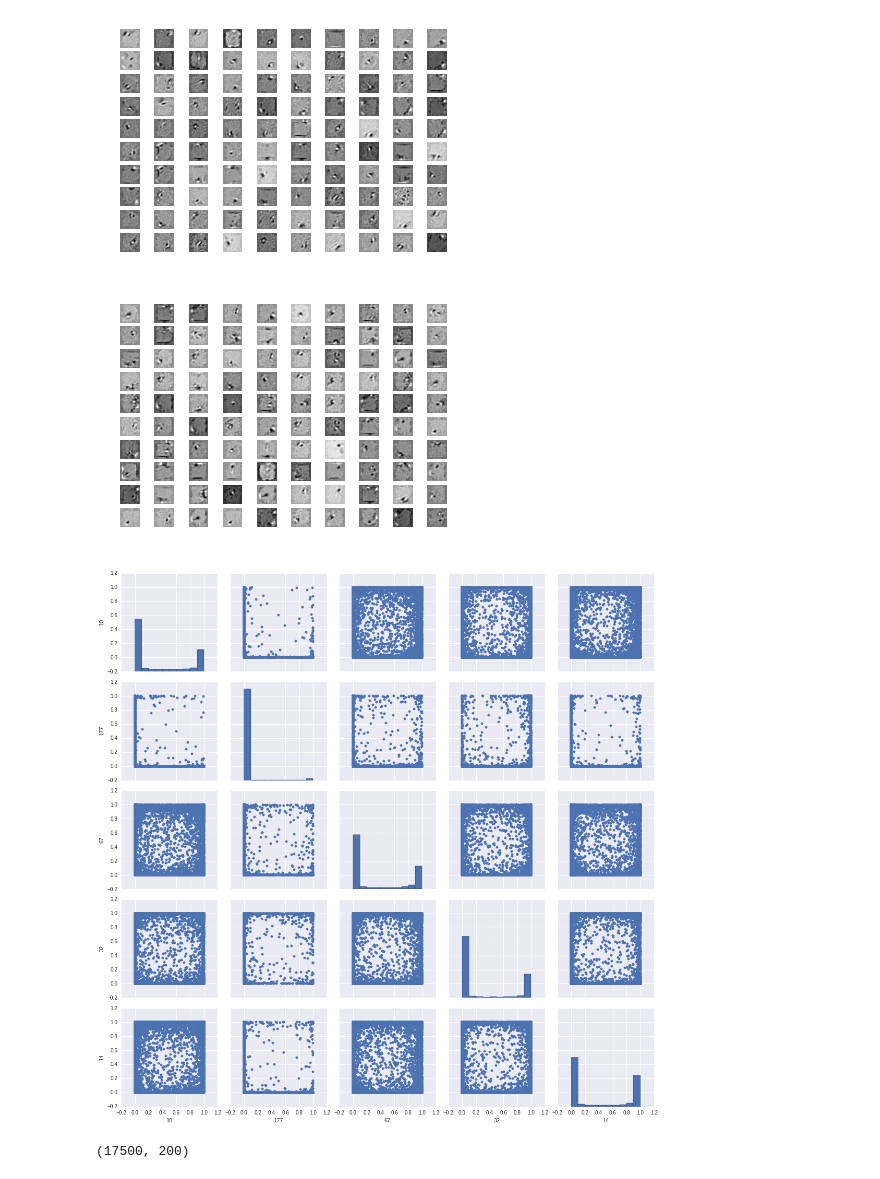
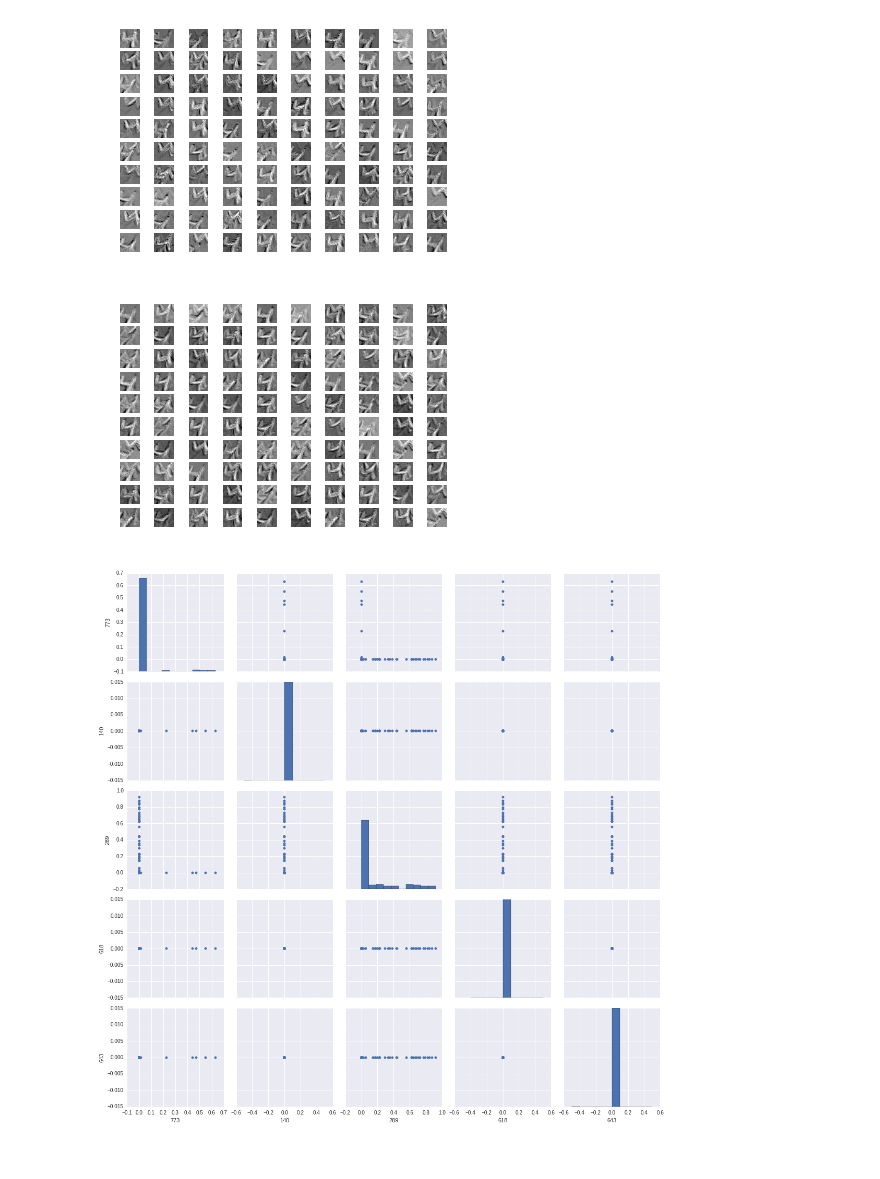
Before and after one commit to mehdidc/creativity, a Jupyter notebook: models/autolasagne.ipynb, the cells around one changed output. Drawn from its saved outputs; the diff is of its cells as text; code cells hidden in the pictures.

Commit message:
infinite dataset;sampling;plotting distribution of representations

```diff
--- a/models/autolasagne.ipynb
+++ b/models/autolasagne.ipynb
@@ -150,7 +150,7 @@ def objective(X_batch, y_batch, x_hat, y_hat, prediction_coeficient=0):
     #econstruction_loss = -T.mean(L)
     #reconstruction_loss = T.mean(   T.sum((X_batch - x_hat)**2, axis=1)  )
     # minimize the prediction error
-    prediction_loss = T.sum( (y_batch - y_hat)**2  )
+    prediction_loss = T.mean(T.sum( (y_batch - y_hat)**2, axis=1 ))
     return reconstruction_loss + prediction_loss * prediction_coeficient
 
 # Zero-Masking noise : corruption_level is the ratio by which we corrupt, 0.2 means
@@ -242,6 +242,11 @@ class Experiment(lasagne.easy.Experiment):
                                                    self.l_x_hat.get_output(self.X_batch))
         self.get_reconstruction_error = theano.function([self.X_batch],
                                                         reconstruction_error)
+
+        code = T.matrix('code')
+        self.get_reconstruction_from_code = theano.function([code],
+                                                             self.l_x_hat.get_output({exp.l_code : code}) )
+
         # a function that gets the code
         self.get_code = theano.function([self.X_batch], self.l_code.get_output(self.X_batch))
 
@@ -343,7 +348,7 @@ class Experiment(lasagne.easy.Experiment):
             k += 1
         plt.show()
 # %%
-layerwise_autoencoders_hidden = [500]
+layerwise_autoencoders_hidden = [500, 200, 50, 12, 3]
 
 # Load  dataset
 dataset = lasagne.datasets.mnist.MNIST() # change by lasagne.datasets.datasets.mnist.MNIST
@@ -385,18 +390,22 @@ params = {}
 
 # InfiniteImageDataset
 if data_is_generated:
-    X_initial = dataset.X[0:10]
-    y_initial = dataset.y[0:10]
-
+    X_initial = dataset.X[2:3]
+    y_initial = dataset.y[2:3]
+    nb_examples = {
+        "train": 500,
+        "valid": 100,
+        "test": 100
+    }
     params = {
-        "x_translate_max":10,
-        "y_translate_max":10,
-        "theta_range":(-np.pi / 4, np.pi / 4),
+        "x_translate_max":1,
+        "y_translate_max":1,
+        "theta_range":(-np.pi / 5, np.pi / 5),
         "rgb": False
     }
     for name, ds in datasets.items():
         X, y = ds.X.get_value(), ds.y.get_value()
-        ds = datasets[name] = infinite_image_dataset.InfiniteImageDataset(X_initial, y_initial, X.shape[0], params)
+        ds = datasets[name] = infinite_image_dataset.InfiniteImageDataset(X_initial, y_initial, nb_examples[name], params)
         ds.load()
         ds.X = theano.shared(ds.X)
         ds.y = theano.shared(ds.y)
@@ -426,7 +435,7 @@ for i, exp in enumerate(reconstruct_previous_layer_experiments):
     # Reconstruct the previous layer (for the first experiment, reconstruct the input)
     exp.load_data(cur_datasets)
     hp = {
-        "nb_epochs": 15,
+        "nb_epochs": 200,
         "corruption": 0.3,
         "batch_size": 20,
         "learning_rate": 0.1,
@@ -518,11 +545,11 @@ reconstruct_previous_layer_experiments[0].post_show_reconstructions(nb=10)
 grid_plot(vis[1], imshow_options={"cmap": "gray"}, nbrows=10, nbcols=10, random=True)
 plt.show()
 # %% [output]
-[figure, old version]
+[figure, new version]
 # %%
 # visualize the third layer (if available)
 grid_plot(vis[2], imshow_options={"cmap": "gray"}, nbrows=10, nbcols=10, random=True)
 plt.show()
 # %% [output]
-[figure, old version]
+[figure, new version]
 # %%
@@ -536,27 +563,27 @@ for exp in reconstruct_previous_layer_experiments:
 # %%
 import pandas as pd
 
 # Plot the distributions of the representation of a given layer
 # Randomly selection of a set of features in the representation and
 # plot in a grid the following:
 # - For non-diagonal locations, plot relationship between two features
 # - For diagonal ones, plot the histogram of a feature
 # The id of the selected features is in "selected_features"
 
 # If we want "easy" sampling with auto-encoders, we need the last layer to be uniform...
 
-layer = 2
+layer = 0
 representation = representations[layer]
 
 selected_features = np.random.randint(0, representation.shape[1] - 1, size=5)
 
 reprenstation = pd.DataFrame(representation)
 g = sbn.PairGrid(reprenstation, vars=selected_features)
 g.map_diag(plt.hist)
 g.map_offdiag(plt.scatter)
 g.add_legend()
 # %% [output]
-[figure, old version]
+[figure, new version]
 # %%
 # or we can model the last layer representation using an RBM (a simple one if possible)...
 
@@ -572,8 +599,6 @@ def sample_from_rbm(rbm, nb_examples, nb_iterations=10):
     for i in xrange(nb_iterations):
         v = rbm.gibbs(v)
     return v
-# %% [output]
-(17500, 200)
 # %%
 # The sampling  part
 
```
Also changed, not shown: parts of 14 cells of this notebook.
